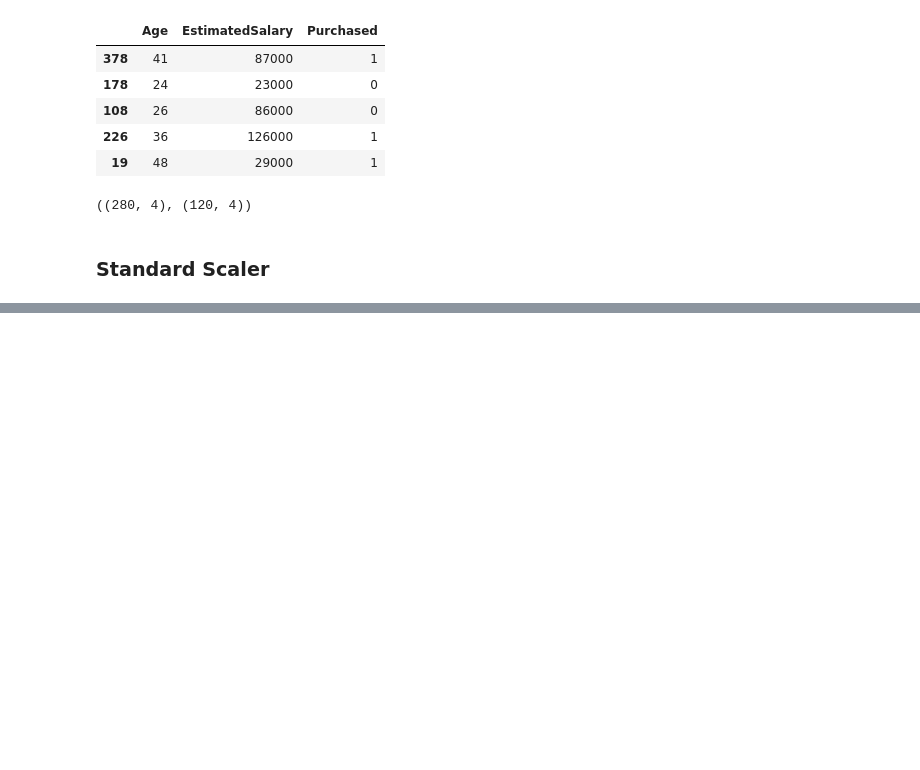
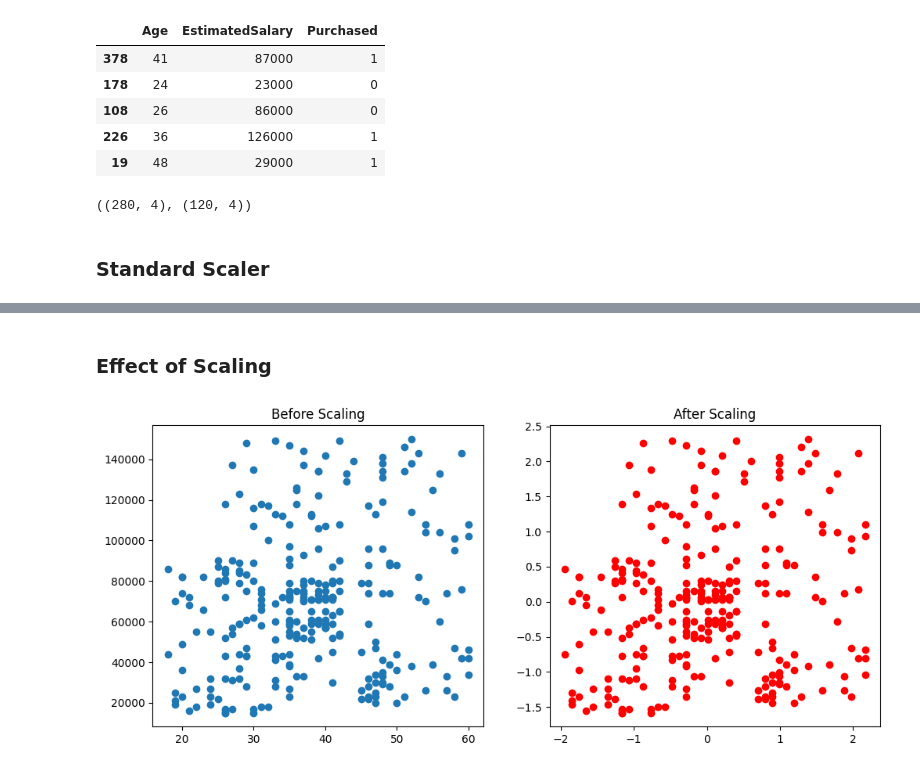
Before and after one commit to therakeshjoshi/Learning-Machine-Learning, a Jupyter notebook: Feature Engineering/Feature Transformation/Feature_Scaling_Standardization.ipynb, the cells around one changed output, grey strips where cells are left out. Drawn from its saved outputs; the diff is of its cells as text; code cells hidden in the pictures; blank space fills up the shorter version.

```diff
--- a/Feature Engineering/Feature Transformation/Feature_Scaling_Standardization.ipynb
+++ b/Feature Engineering/Feature Transformation/Feature_Scaling_Standardization.ipynb
@@ -25,12 +25,3 @@ X_train.shape, X_test.shape
 ((280, 4), (120, 4))
 # %% [markdown]
 ### Standard Scaler
-# %%
-from sklearn.preprocessing import StandardScaler
-scaler = StandardScaler()
-# fit the scaler to the train set, it will learn the parameters
-scaler.fit(X_train) #means mean and sd wala prcudure
-
-#transform train and test sets
-X_train_scaled = scaler.transform(X_train)
-X_test_scaled = scaler.transform(X_test)
@@ -40,0 +72,32 @@ scaler.mean_
+# %% [markdown]
+### Effect of Scaling
+# %%
+import pandas as pd
+from sklearn.preprocessing import StandardScaler
+
+# Ensure only numeric columns are scaled
+num_cols = X_train.select_dtypes(include=['int64', 'float64']).columns
+
+scaler = StandardScaler()
+X_train_scaled = scaler.fit_transform(X_train[num_cols])
+X_test_scaled = scaler.transform(X_test[num_cols])
+
+# Convert back to DataFrame with correct column names
+X_train_scaled = pd.DataFrame(X_train_scaled, columns=num_cols, index=X_train.index)
+X_test_scaled = pd.DataFrame(X_test_scaled, columns=num_cols, index=X_test.index)
+
+# Optional: reattach categorical columns (if you want)
+X_train_scaled = pd.concat([X_train_scaled, X_train.drop(num_cols, axis=1)], axis=1)
+X_test_scaled = pd.concat([X_test_scaled, X_test.drop(num_cols, axis=1)], axis=1)
+# %%
+import matplotlib.pyplot as plt
+
+fig, (ax1, ax2) = plt.subplots(ncols=2, figsize=(12,5))
+ax1.scatter(X_train['Age'], X_train['EstimatedSalary'])
+ax1.set_title('Before Scaling')
+
+ax2.scatter(X_train_scaled['Age'], X_train_scaled['EstimatedSalary'], color='Red')
+ax2.set_title('After Scaling')
+plt.show()
+# %% [output]
+[figure, added]
```
Also changed, not shown: parts of 7 cells of this notebook.
